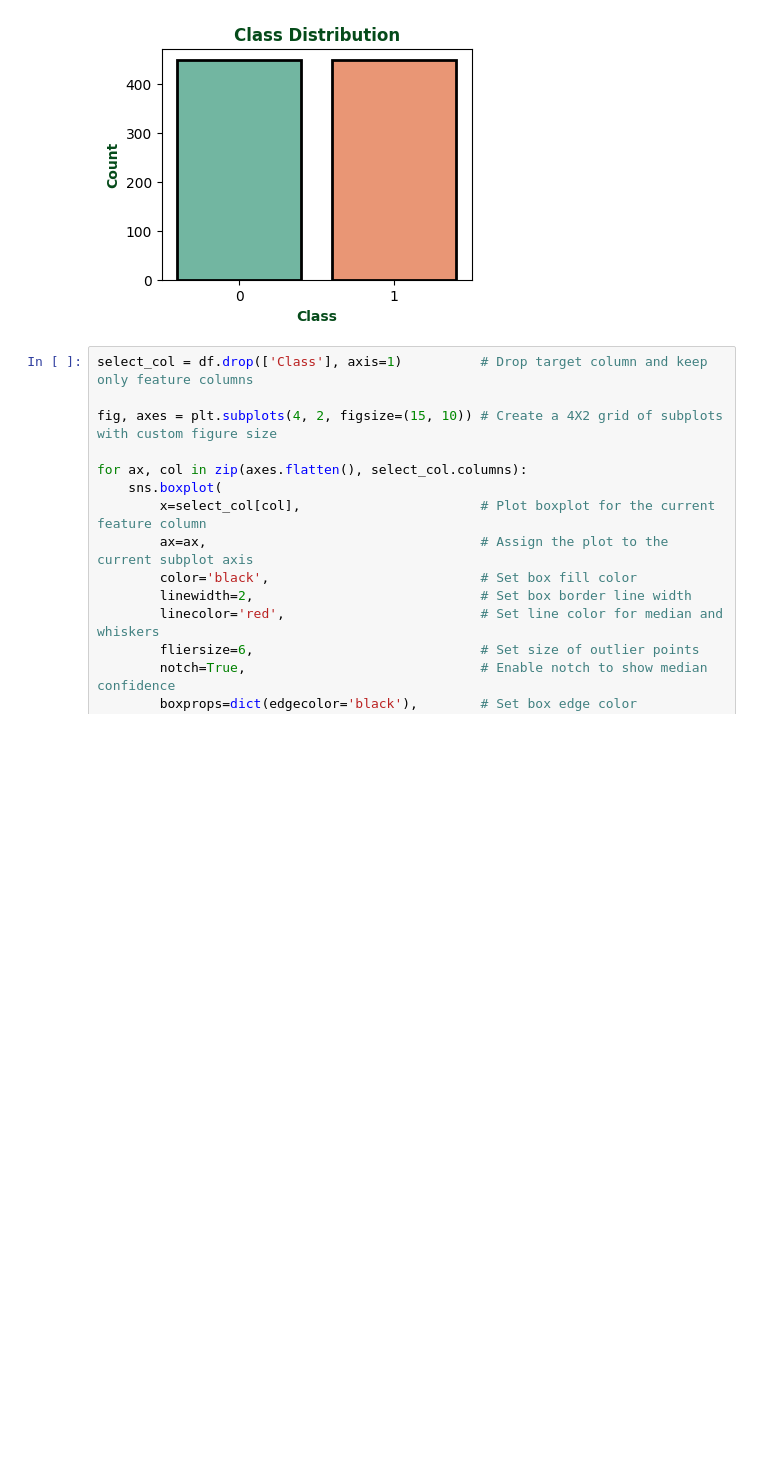
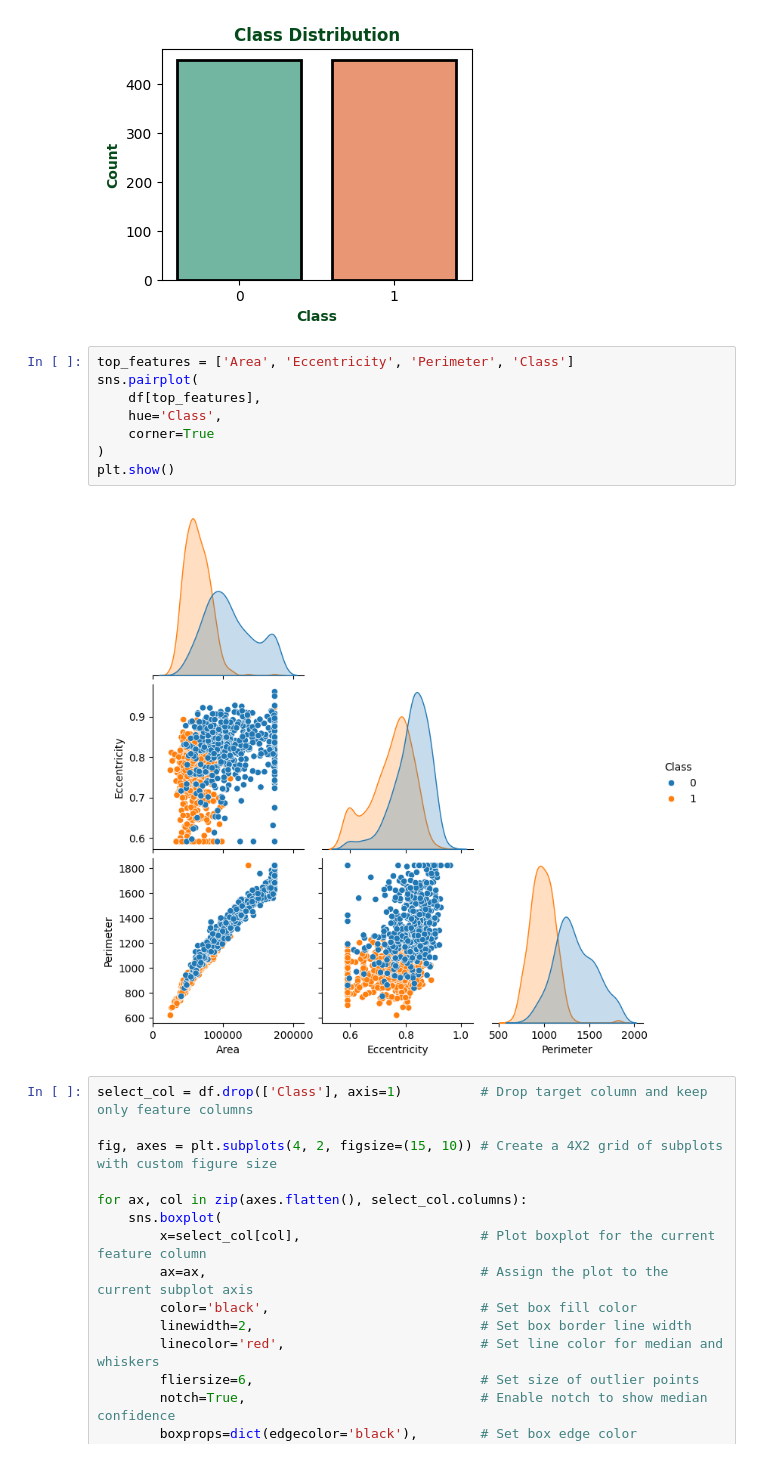
Before and after one commit to Md-Maruf-1727/Raisin-detection-using-naive-bayes, a Jupyter notebook: visualization_data.ipynb, the cells around one changed output. Cells and saved outputs as stored; diff of their text form; blank space fills up the shorter version.

```diff
--- a/visualization_data.ipynb
+++ b/visualization_data.ipynb
@@ -71,6 +71,16 @@ Passing `palette` without assigning `hue` is deprecated and will be removed in v
 
   sns.barplot(
 [figure]
+# %%
+top_features = ['Area', 'Eccentricity', 'Perimeter', 'Class']
+sns.pairplot(
+    df[top_features],
+    hue='Class',
+    corner=True
+)
+plt.show()
+# %% [output]
+[figure, added]
 # %%
 select_col = df.drop(['Class'], axis=1)          # Drop target column and keep only feature columns
 
```
Also changed, not shown: parts of 2 cells of this notebook.
